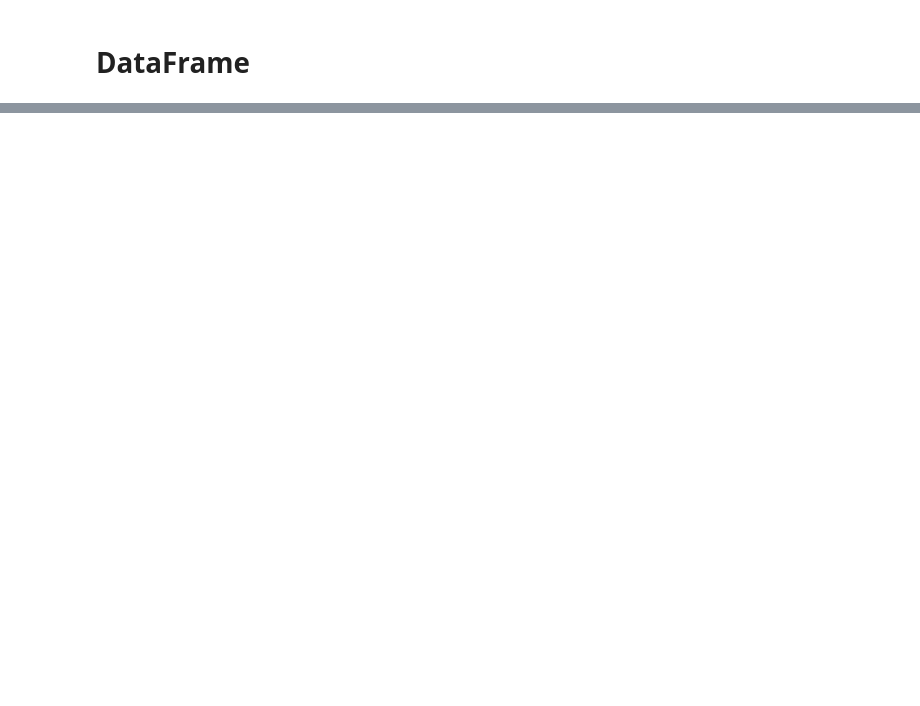
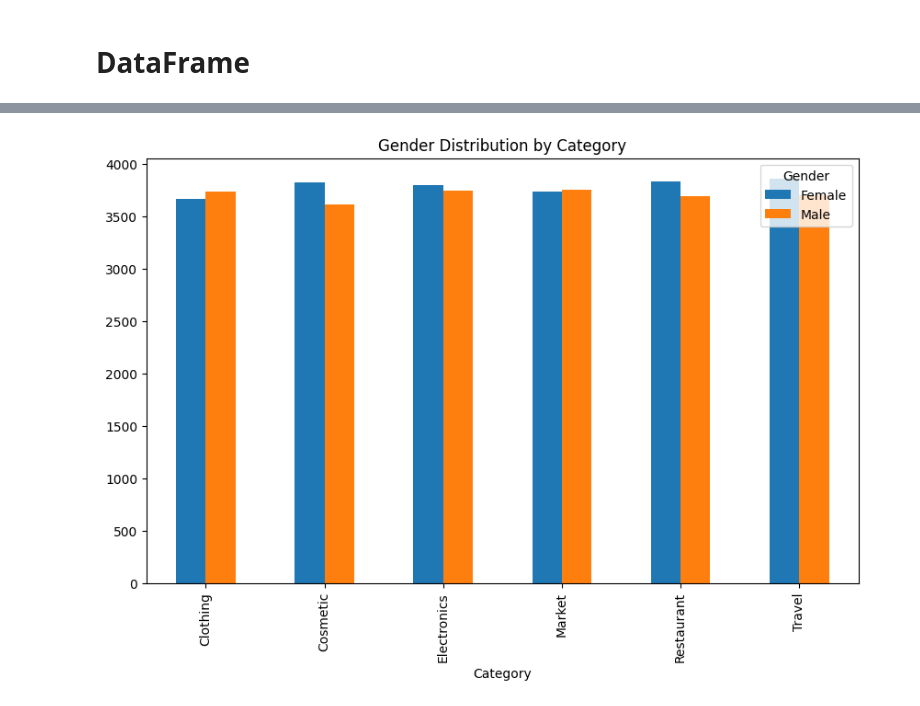
Before and after one commit to pesnik/pandas-playground, a Jupyter notebook: user-guide/__marimo__/intro_to_data_structures.ipynb, the cells around one changed output, grey strips where cells are left out. Saved outputs shown, nothing was run; the diff lists cells and outputs as text; code cells hidden in the pictures; blank space fills up the shorter version.

```diff
--- a/user-guide/__marimo__/intro_to_data_structures.ipynb
+++ b/user-guide/__marimo__/intro_to_data_structures.ipynb
@@ -88,0 +97,5 @@ dick_df
+# %%
+ecom_df = pd.read_csv("data/customer-transaction-dataset/sample_dataset.csv")
+ecom_df['Birthdate'] = pd.to_datetime(ecom_df['Birthdate'])
+ecom_df['Date'] = pd.to_datetime(ecom_df['Date'])
+ecom_df
@@ -88,0 +108,12 @@ dick_df
+# %%
+(
+    ecom_df
+        .query("Gender == 'F' or Gender == 'M'")
+        .assign(Gender=lambda df: df['Gender'].map({'F': 'Female', 'M': 'Male'}))
+        .groupby(['Category', 'Gender'])
+        .size()
+        .unstack(fill_value=0)
+        .plot(kind='bar', figsize=(10, 6), title="Gender Distribution by Category")
+)
+# %% [output]
+[figure, added]
```
Also changed, not shown: parts of 5 cells of this notebook, 1 other file.
